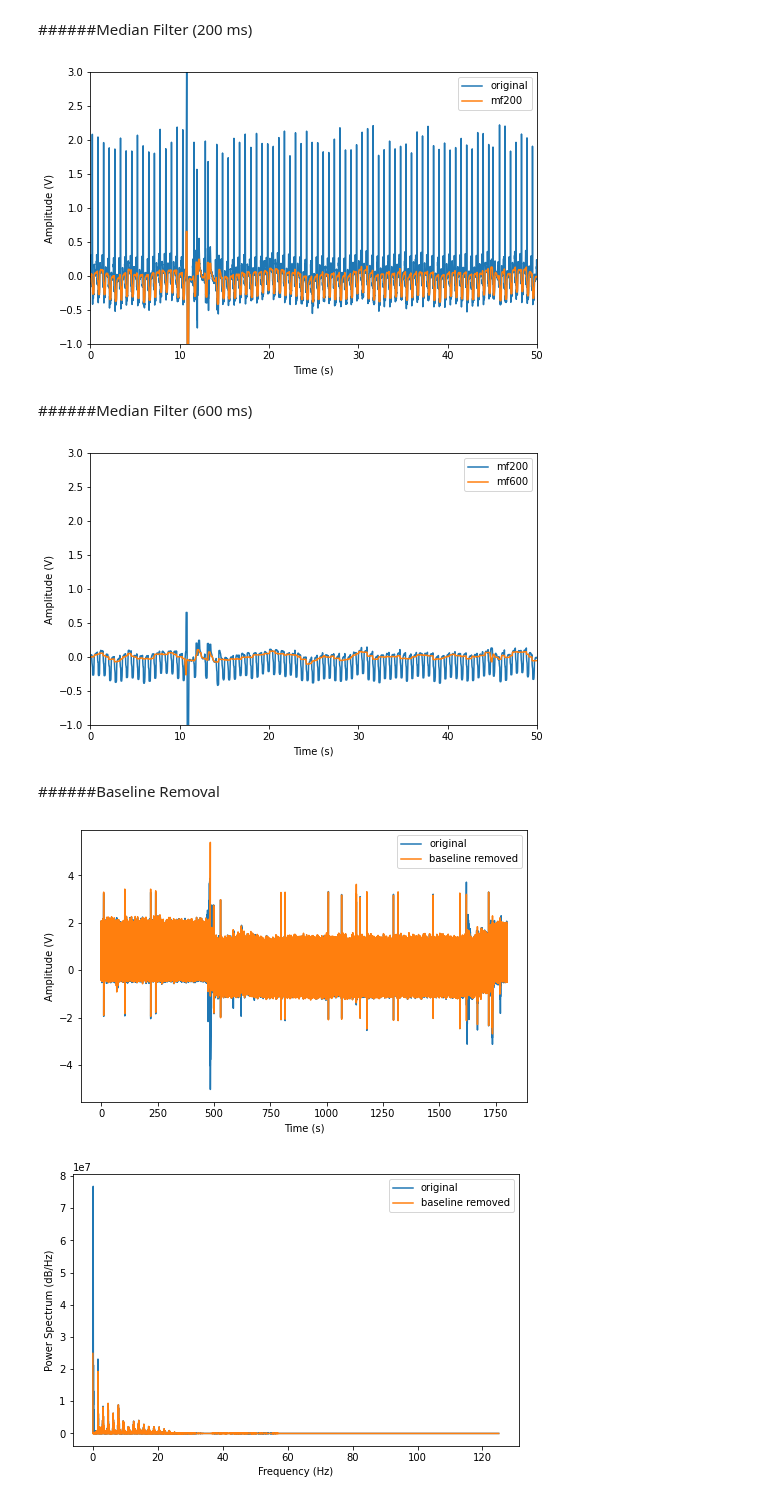
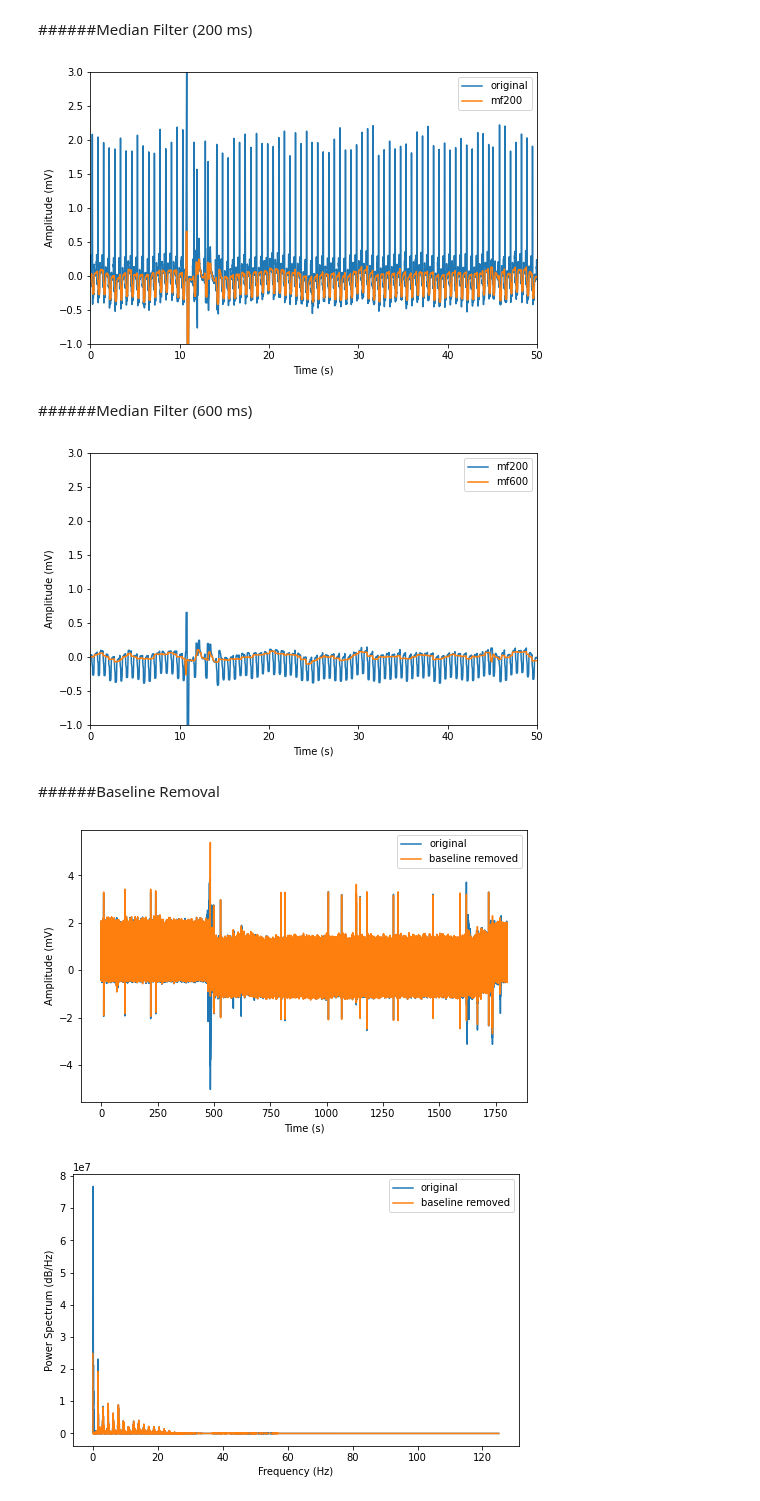
Before and after one commit to alice202122/AI_PROJECT, a Jupyter notebook: Copia_di_AI_Assignment.ipynb, the cells around one changed output. Drawn from its saved outputs; the diff is of its cells as text; code cells hidden in the pictures.

```diff
--- a/Copia_di_AI_Assignment.ipynb
+++ b/Copia_di_AI_Assignment.ipynb
@@ -385,15 +405,15 @@ To detect the baseline wander we apply two median filters of different lengths.
 # %%
 kernel_t = 0.2                                                 # kernel duration (s)
 kernel_smp = kernel_t*fs                                       # kernel length (samples)
 ECGIup_mf200 = signal.medfilt(ECGI_up, int(kernel_smp)+1)      # +1 the one being filtered
 plt.plot(time_vec, ECGI_up, time_vec, ECGIup_mf200)
 plt.axis([0, 50, -1, 3])
 plt.legend(['original', 'mf200'], loc='best')
 plt.xlabel('Time (s)')
-plt.ylabel('Amplitude (V)')
+plt.ylabel('Amplitude (mV)')
 plt.show()
 # %% [output]
-[figure, old version]
+[figure, new version]
 # %% [markdown]
 ######Median Filter (600 ms)
 # %%
@@ -404,10 +424,10 @@ plt.plot(time_vec, ECGIup_mf200, time_vec, ECGIup_mf600)
 plt.axis([0, 50, -1, 3])
 plt.legend(['mf200', 'mf600'], loc='best')
 plt.xlabel('Time (s)')
-plt.ylabel('Amplitude (V)')
+plt.ylabel('Amplitude (mV)')
 plt.show()
 # %% [output]
-[figure, old version]
+[figure, new version]
 # %% [markdown]
 ######Baseline Removal
 # %%
@@ -415,10 +435,10 @@ ECGIup_blr = ECGI_up-ECGIup_mf600
 plt.plot(time_vec, ECGI_up, time_vec, ECGIup_blr)
 plt.legend(['original', 'baseline removed'], loc='best')
 plt.xlabel('Time (s)')
-plt.ylabel('Amplitude (V)')
+plt.ylabel('Amplitude (mV)')
 plt.show()
 # %% [output]
-[figure, old version]
+[figure, new version]
 # %%
 ECGIupblr_f, ECGIupblr_ps = power_spectrum(ECGIup_blr, fs)
 plt.plot(ECGIup_f, ECGIup_ps, ECGIupblr_f, ECGIupblr_ps)
```
Also changed, not shown: parts of 22 cells of this notebook.
